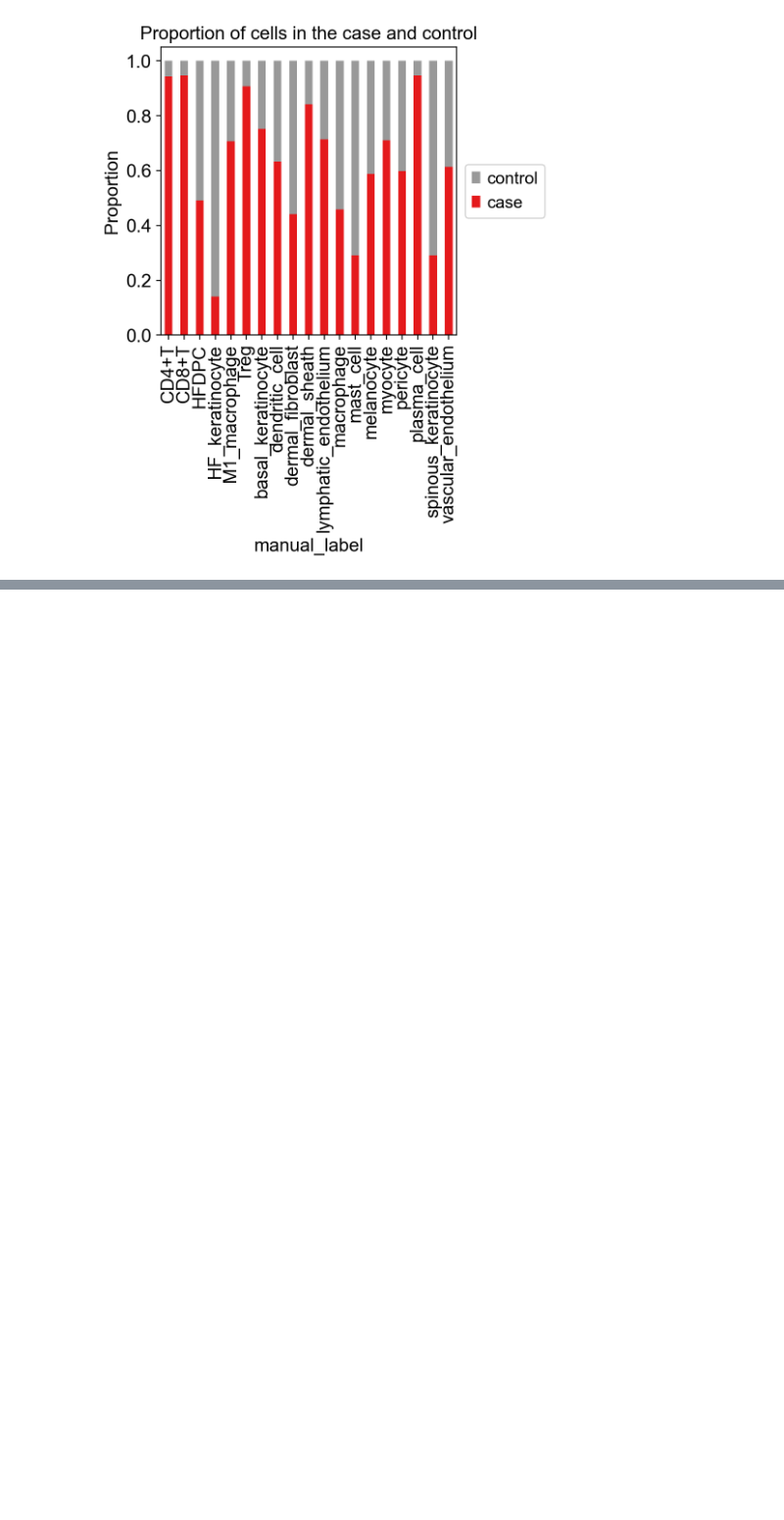
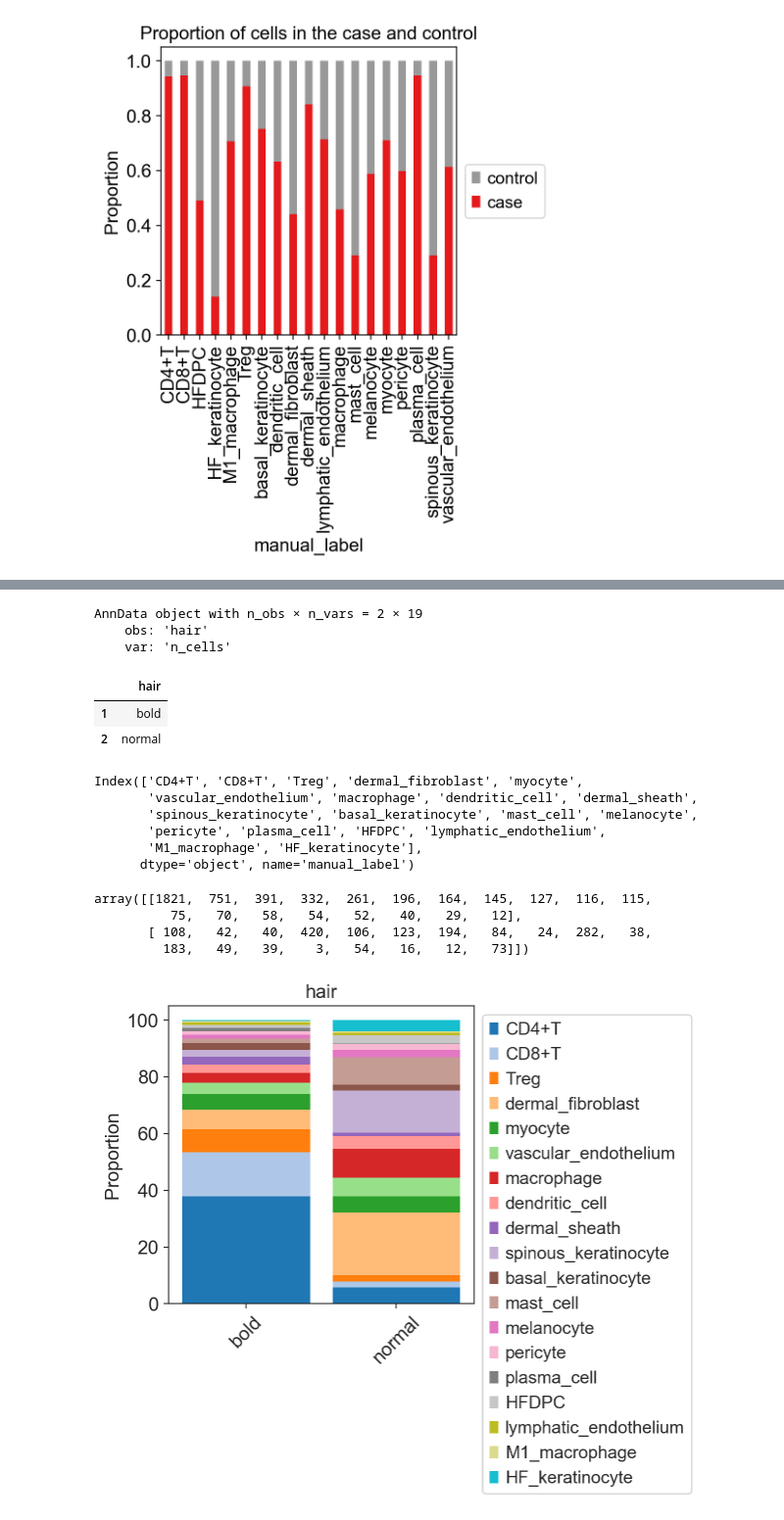
Before and after one commit to chira-ploy/singlecells-DataPlayground, a Jupyter notebook: alopecia_areata/alopecia_areata_analysis.ipynb, the cells around one changed output, grey strips where cells are left out. Shown at 98% size. Drawn from its saved outputs; the diff is of its cells as text; code cells hidden in the pictures; blank space fills up the shorter version.

```diff
--- a/alopecia_areata/alopecia_areata_analysis.ipynb
+++ b/alopecia_areata/alopecia_areata_analysis.ipynb
@@ -365,0 +375,44 @@ plt.show()
+# %%
+adata_case = adata[adata.obs['sample'] == 'case']
+# %%
+adata_control = adata[adata.obs['sample'] == 'control']
+# %%
+cov_df = pd.DataFrame({"hair": ["bold", "normal"]}, index=[1,2])
+# %%
+#data preparation
+sccoda_data = dat.from_scanpy_list(
+    [adata_case , adata_control],
+    cell_type_identifier="manual_label",
+    covariate_df = cov_df)
+print(sccoda_data)
+# %% [output]
+AnnData object with n_obs × n_vars = 2 × 19
+    obs: 'hair'
+    var: 'n_cells'
+# %%
+sccoda_data.obs
+# %% [output]
+|  | hair |
+| 1 | bold |
+| 2 | normal |
+# %%
+sccoda_data.var_names
+# %% [output]
+Index(['CD4+T', 'CD8+T', 'Treg', 'dermal_fibroblast', 'myocyte',
+       'vascular_endothelium', 'macrophage', 'dendritic_cell', 'dermal_sheath',
+       'spinous_keratinocyte', 'basal_keratinocyte', 'mast_cell', 'melanocyte',
+       'pericyte', 'plasma_cell', 'HFDPC', 'lymphatic_endothelium',
+       'M1_macrophage', 'HF_keratinocyte'],
+      dtype='object', name='manual_label')
+# %%
+sccoda_data.X
+# %% [output]
+array([[1821,  751,  391,  332,  261,  196,  164,  145,  127,  116,  115,
+          75,   70,   58,   54,   52,   40,   29,   12],
+       [ 108,   42,   40,  420,  106,  123,  194,   84,   24,  282,   38,
+         183,   49,   39,    3,   54,   16,   12,   73]])
+# %%
+viz.stacked_barplot(sccoda_data, feature_name= "hair")
+plt.show()
+# %% [output]
+[figure, added]
```
Also changed, not shown: parts of 10 cells of this notebook.
